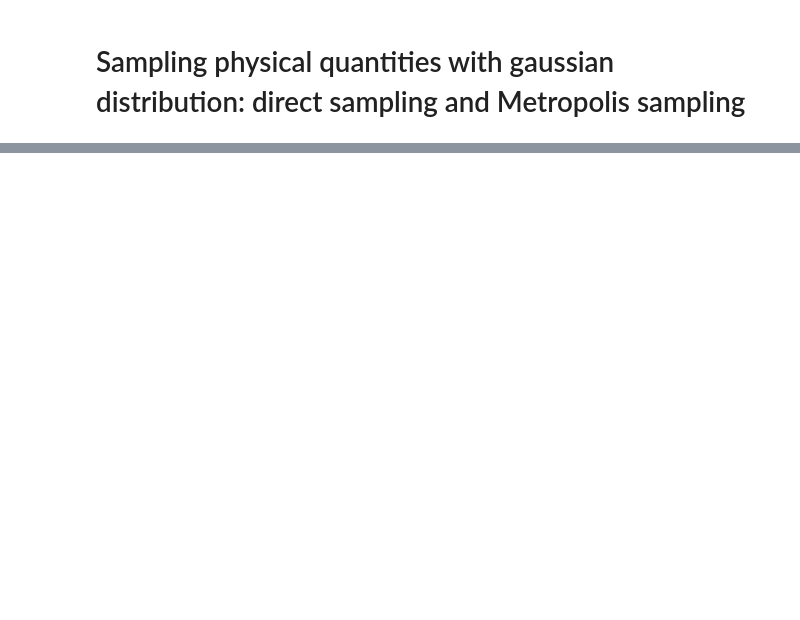
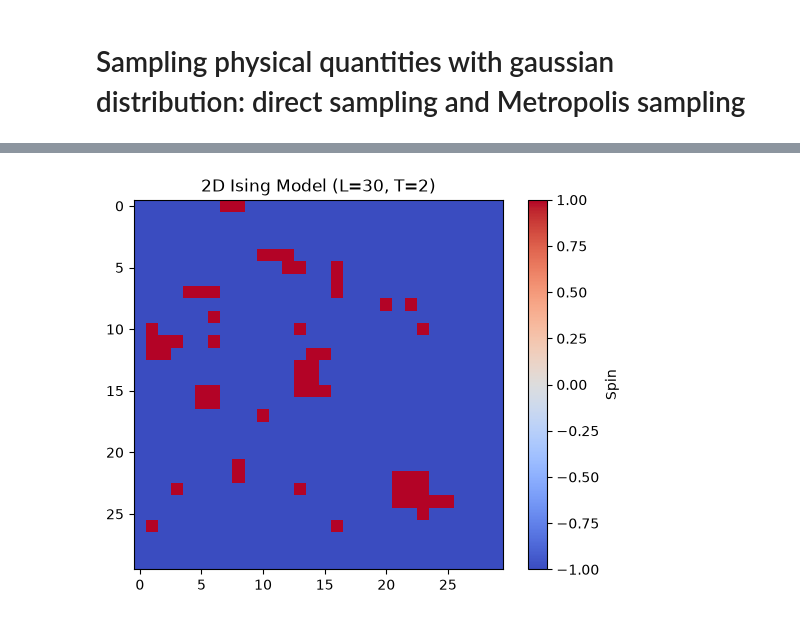
Before and after one commit to mgirelli/fisica_com_exercise, a Jupyter notebook: Esercizio_5.ipynb, the cells around one changed output, grey strips where cells are left out. Saved outputs shown, nothing was run; the diff lists cells and outputs as text; code cells hidden in the pictures; blank space fills up the shorter version.

```diff
--- a/Esercizio_5.ipynb
+++ b/Esercizio_5.ipynb
@@ -226,7 +228,14 @@ plt.show()
 # %%
-l = 30
-t = 2
+L = 30
+T = 2
+nequil = 2000
+nmcs = 5000
+np.random.seed(42)
+
+N = L * L
+
+w = {dE: np.exp(-dE / T) for dE in [-8, -4, 0, 4, 8]}
+
+total_accept = 0
 # %%
-lattice = np.random.randint(2, size=(l,l))
-lattice[lattice == 0] = -1
-print(lattice)
+lattice = np.random.choice([-1,1], size=(L,L))
@@ -271,0 +326,7 @@ print(calculate_energy(lattice))
+# %%
+plt.imshow(lattice, cmap="coolwarm", interpolation="nearest")
+plt.title(f"2D Ising Model (L={L}, T={T})")
+plt.colorbar(label="Spin")
+plt.show()
+# %% [output]
+[figure, added]
```
Also changed, not shown: parts of 28 cells of this notebook, 3 other files.
